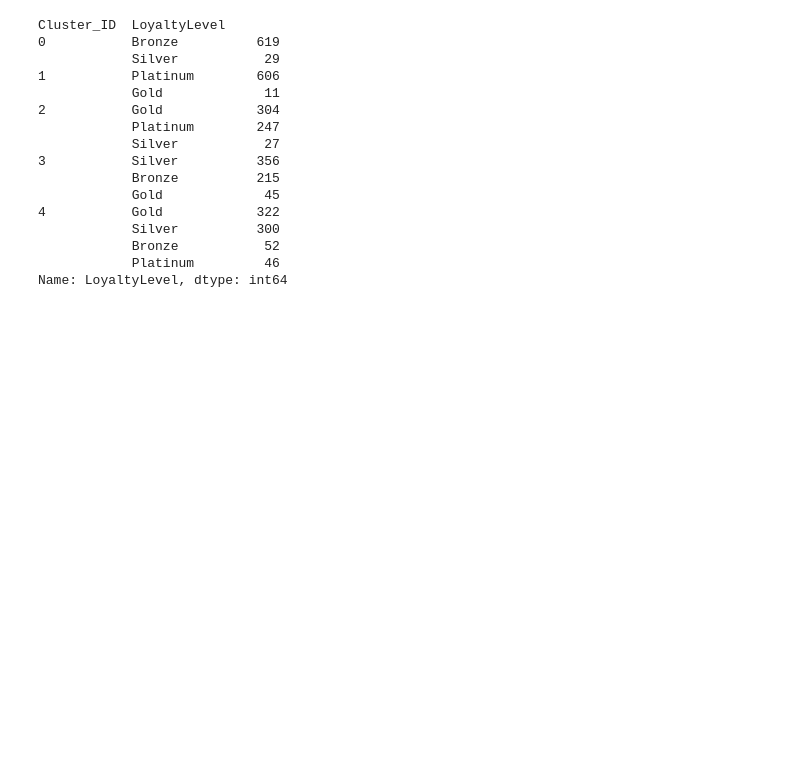
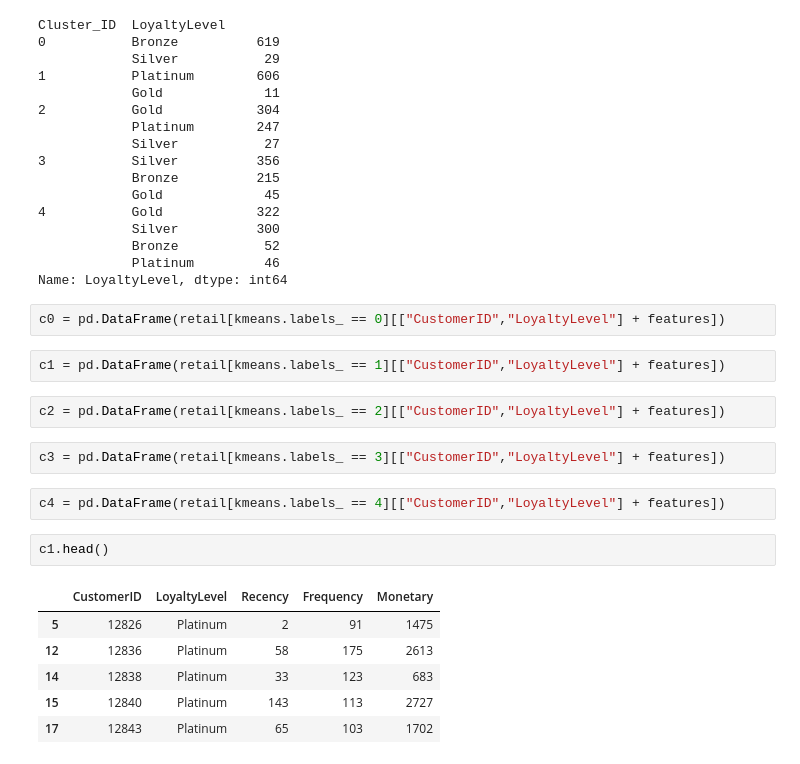
Before and after one commit to Mano1498/Customer_Segmentation, a Jupyter notebook: Customer_segment(Kmeans).ipynb, the cells around one changed output. Saved outputs shown, nothing was run; the diff lists cells and outputs as text; blank space fills up the shorter version.

```diff
--- a/Customer_segment(Kmeans).ipynb
+++ b/Customer_segment(Kmeans).ipynb
@@ -189,3 +173,22 @@ Cluster_ID  LoyaltyLevel
             Bronze           52
             Platinum         46
 Name: LoyaltyLevel, dtype: int64
+# %%
+c0 = pd.DataFrame(retail[kmeans.labels_ == 0][["CustomerID","LoyaltyLevel"] + features])
+# %%
+c1 = pd.DataFrame(retail[kmeans.labels_ == 1][["CustomerID","LoyaltyLevel"] + features])
+# %%
+c2 = pd.DataFrame(retail[kmeans.labels_ == 2][["CustomerID","LoyaltyLevel"] + features])
+# %%
+c3 = pd.DataFrame(retail[kmeans.labels_ == 3][["CustomerID","LoyaltyLevel"] + features])
+# %%
+c4 = pd.DataFrame(retail[kmeans.labels_ == 4][["CustomerID","LoyaltyLevel"] + features])
+# %%
+c1.head()
+# %% [output]
+|  | CustomerID | LoyaltyLevel | Recency | Frequency | Monetary |
+| 5 | 12826 | Platinum | 2 | 91 | 1475 |
+| 12 | 12836 | Platinum | 58 | 175 | 2613 |
+| 14 | 12838 | Platinum | 33 | 123 | 683 |
+| 15 | 12840 | Platinum | 143 | 113 | 2727 |
+| 17 | 12843 | Platinum | 65 | 103 | 1702 |
```
Also changed, not shown: parts of 5 cells of this notebook.
